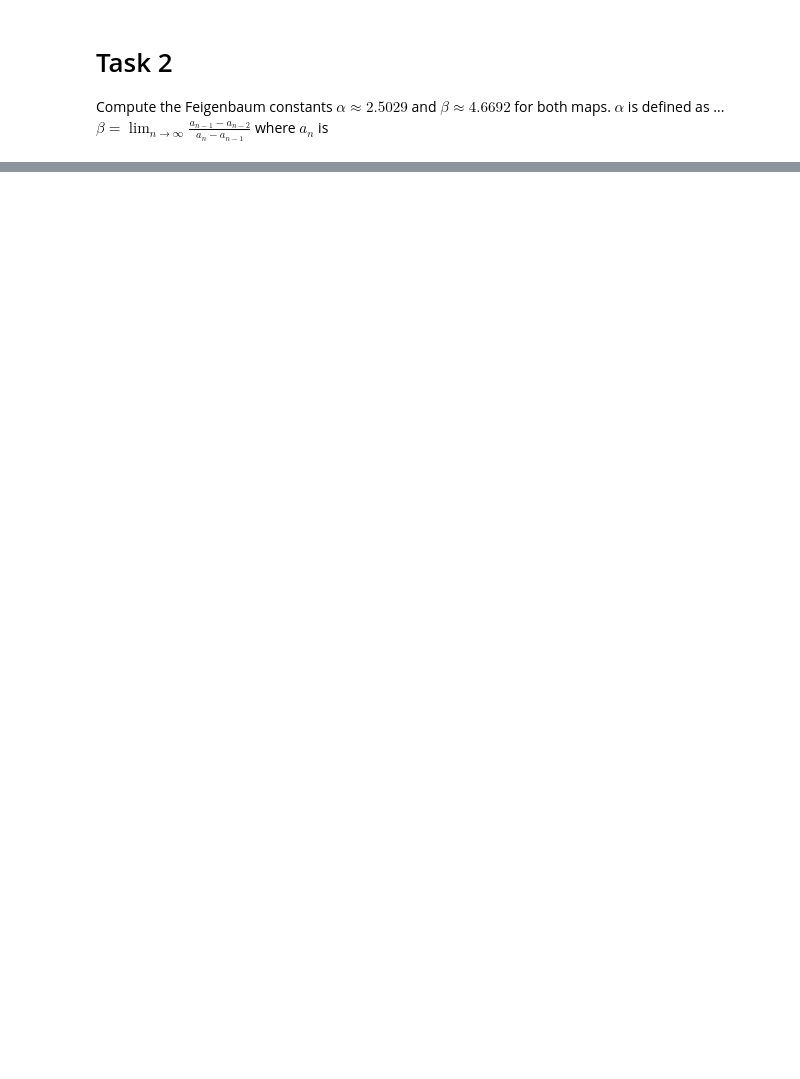
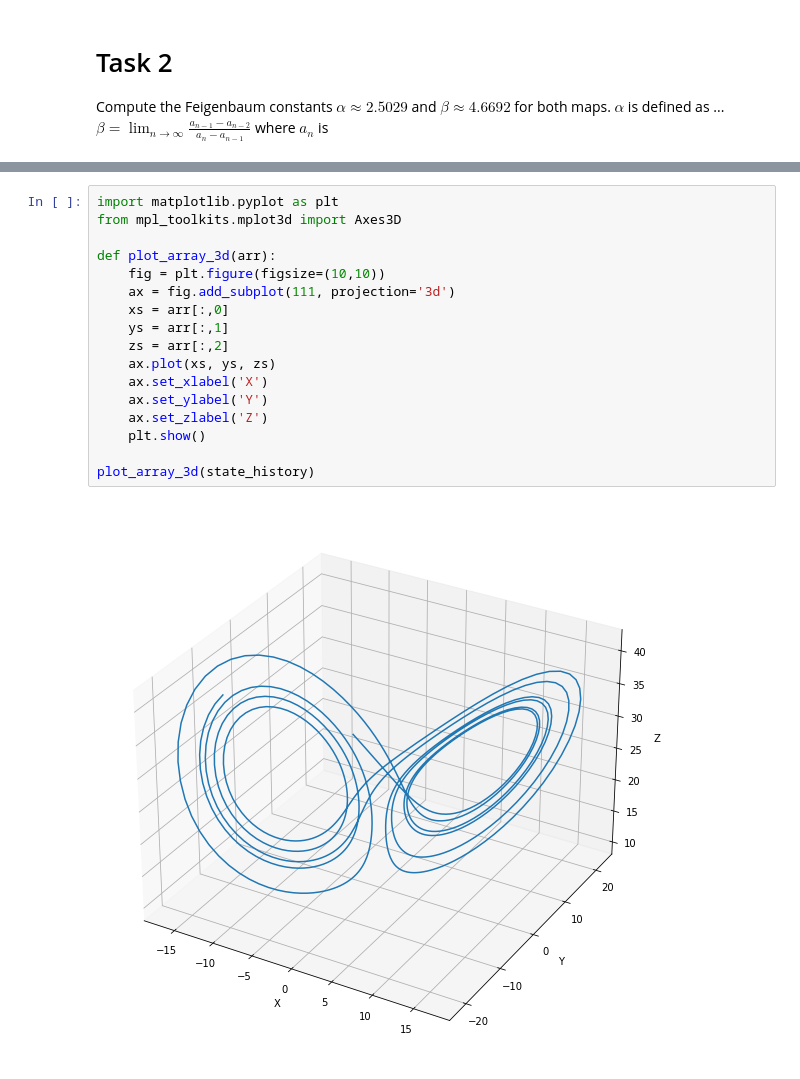
Before and after one commit to SunAndClouds/ComplexSystems, a Jupyter notebook: Lab1.ipynb, the cells around one changed output, grey strips where cells are left out. Drawn from its saved outputs; the diff is of its cells as text; blank space fills up the shorter version.

```diff
--- a/Lab1.ipynb
+++ b/Lab1.ipynb
@@ -172,0 +254,19 @@ KeyboardInterrupt:
+# %%
+import matplotlib.pyplot as plt
+from mpl_toolkits.mplot3d import Axes3D
+
+def plot_array_3d(arr):
+    fig = plt.figure(figsize=(10,10))
+    ax = fig.add_subplot(111, projection='3d')
+    xs = arr[:,0]
+    ys = arr[:,1]
+    zs = arr[:,2]
+    ax.plot(xs, ys, zs)
+    ax.set_xlabel('X')
+    ax.set_ylabel('Y')
+    ax.set_zlabel('Z')
+    plt.show()
+
+plot_array_3d(state_history)
+# %% [output]
+[figure, added]
```
Also changed, not shown: parts of 16 cells of this notebook.
